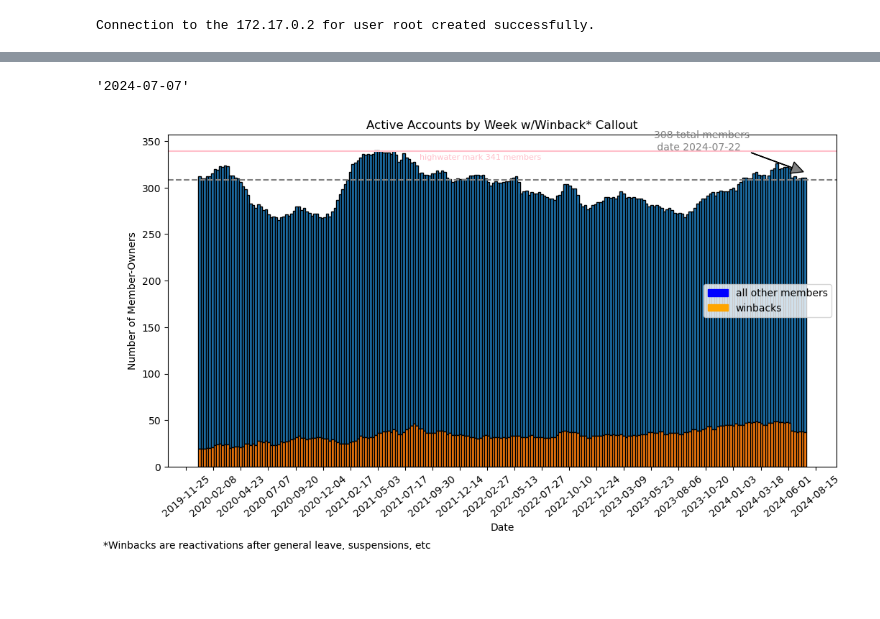
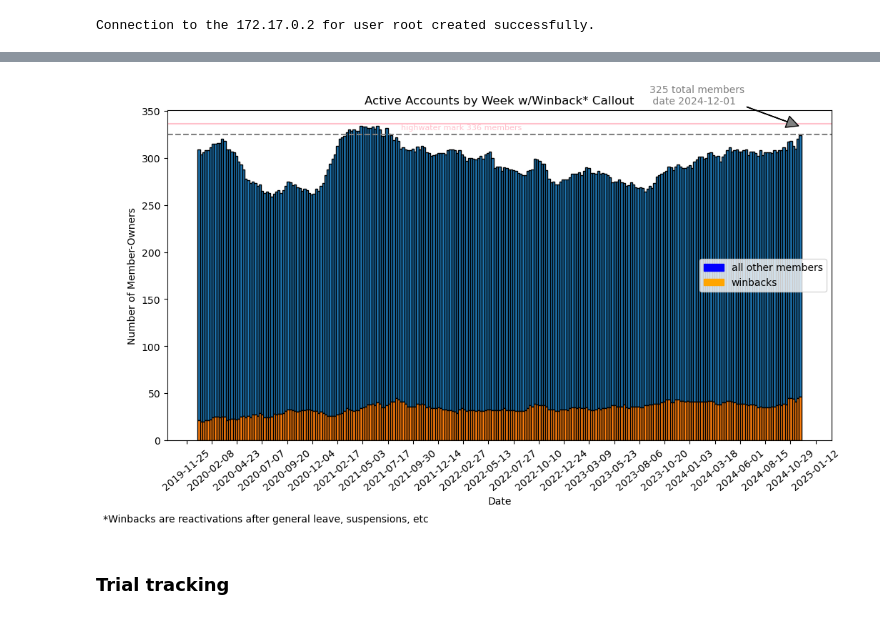
Before and after one commit to calleja/greeneHill, a Jupyter notebook: membership_graphics.ipynb, the cells around one changed output, grey strips where cells are left out. Drawn from its saved outputs; the diff is of its cells as text; code cells hidden in the pictures; blank space fills up the shorter version.

```diff
--- a/membership_graphics.ipynb
+++ b/membership_graphics.ipynb
@@ -10,10 +11,18 @@ from datetime import datetime
 # %%
 #connect to the database instance
-user = 'root'
+cred_dict = return_credentials()
+
+user = cred_dict['user']
+password = cred_dict['pass']
+host = cred_dict['host']
+port = cred_dict['port']
+database = cred_dict['database']
+
+'''user = 'root'
 password = 'baeldung'
 host = '172.17.0.2'
 port = 3306
-database = 'membership'
+database = 'membership'''
 
 def get_connection():
 	return sqlalchemy.create_engine(
@@ -92,39 +101,43 @@ print(df.iloc[52].to_dict())
-# %%
-from datetime import timedelta
-datetime.strftime(graph_values['calendar_date'] - timedelta(days = 15),format='%Y-%m-%d')
-# %% [output]
-'2024-07-07'
+# %%
+from datetime import timedelta
+graph_values = df.iloc[0,:]
+
+#print the max/high-water-mark of membership
+max_value = df['active_cnts'].max()
 # %%
 import matplotlib.patches as mpatches
 import matplotlib.ticker as ticker
+#the two ahlines coincide w/the high water mark of member-owners and the most recent level (graph_values)
 
 fig, ax = plt.subplots(figsize=(12,6))
 ax.bar(df2['calendar_date'],df2['active_non_win'],bottom=df2['winbacks'], width=7, edgecolor = 'black')
 ax.bar(df2['calendar_date'],df2['winbacks'], width=7, edgecolor = 'black')
 ax.set_title("Active Accounts by Week w/Winback* Callout")
 ax.tick_params(axis='x', labelrotation = 40)
-ax.axhline(y=339,linestyle = '-', color = 'pink')
+ax.axhline(y=max_value,linestyle = '-', color = 'pink')
 ax.axhline(y=graph_values['active_cnts'],linestyle = '--', color = 'grey')
 ax.set_ylabel('Number of Member-Owners')
 ax.legend(['winbacks', 'all other members'])
 #create 'artists' for the legend
 blue_patch = mpatches.Patch(color='blue', label='all other members')
 orange_patch = mpatches.Patch(color='orange', label='winbacks')
 ax.legend(handles=[blue_patch,orange_patch], loc = 'center right')
 ax.set_xlabel("Date")
-ax.text(datetime(2021,8,25),330,'highwater mark 341 members',fontsize=8,color='pink')
+ax.text(datetime(2021,8,25),330,f'highwater mark {int(max_value)} members',fontsize=8,color='pink')
 
 ax.annotate(f'{int(graph_values['active_cnts'])} total members\n date {datetime.strftime(graph_values['calendar_date'],'%Y-%m-%d')}', xy=(graph_values['calendar_date'] - timedelta(days = 9), graph_values['active_cnts']+9), xycoords='data',
             xytext=(-150, 22), color='grey',textcoords='offset points',arrowprops=dict(facecolor='grey',width=0.25))
 space = 75
 ax.xaxis.set_major_locator(ticker.MultipleLocator(space))
 
 #centering xtick labels (middle of text to coincide w/tick)
 for label in ax.get_xticklabels(which='major'):
     label.set(horizontalalignment='center')
 
 plt.figtext(0.05,-.08,'*Winbacks are reactivations after general leave, suspensions, etc')
 
 plt.show()
 # %% [output]
-[figure, old version]
+[figure, new version]
+# %% [markdown]
+### Trial tracking
```
Also changed, not shown: parts of 10 cells of this notebook, 3 other files.
